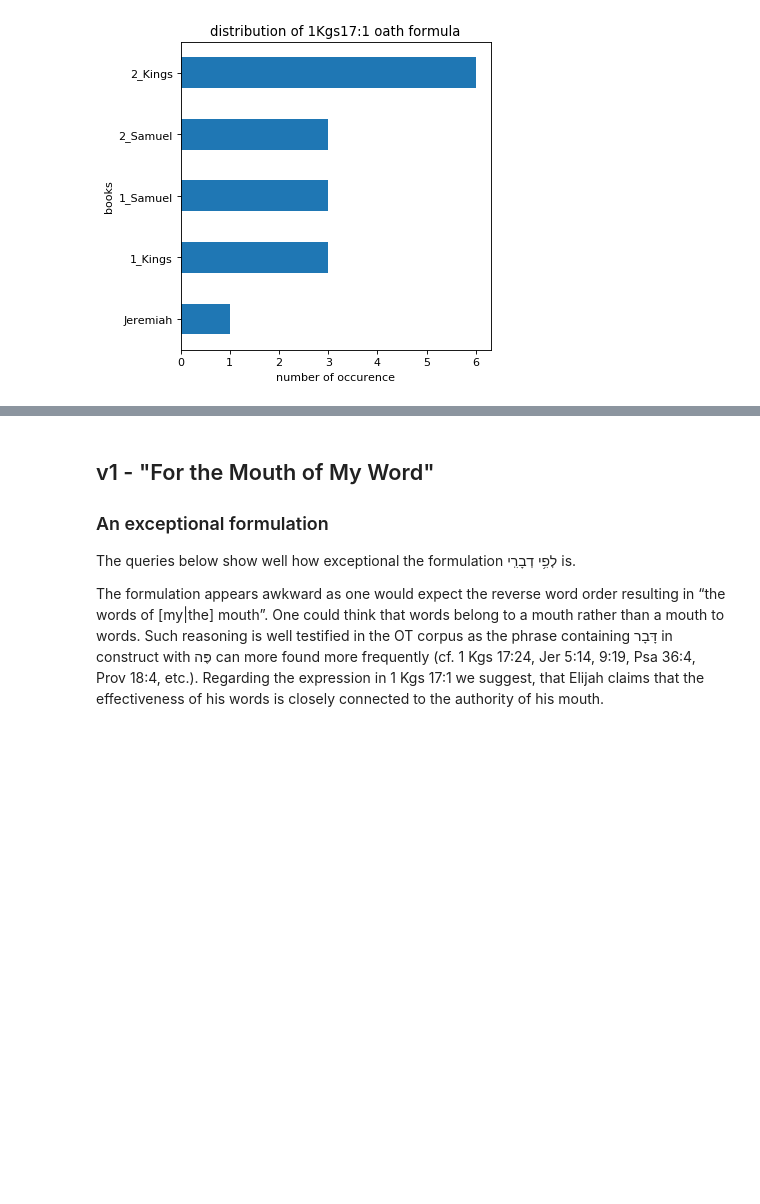
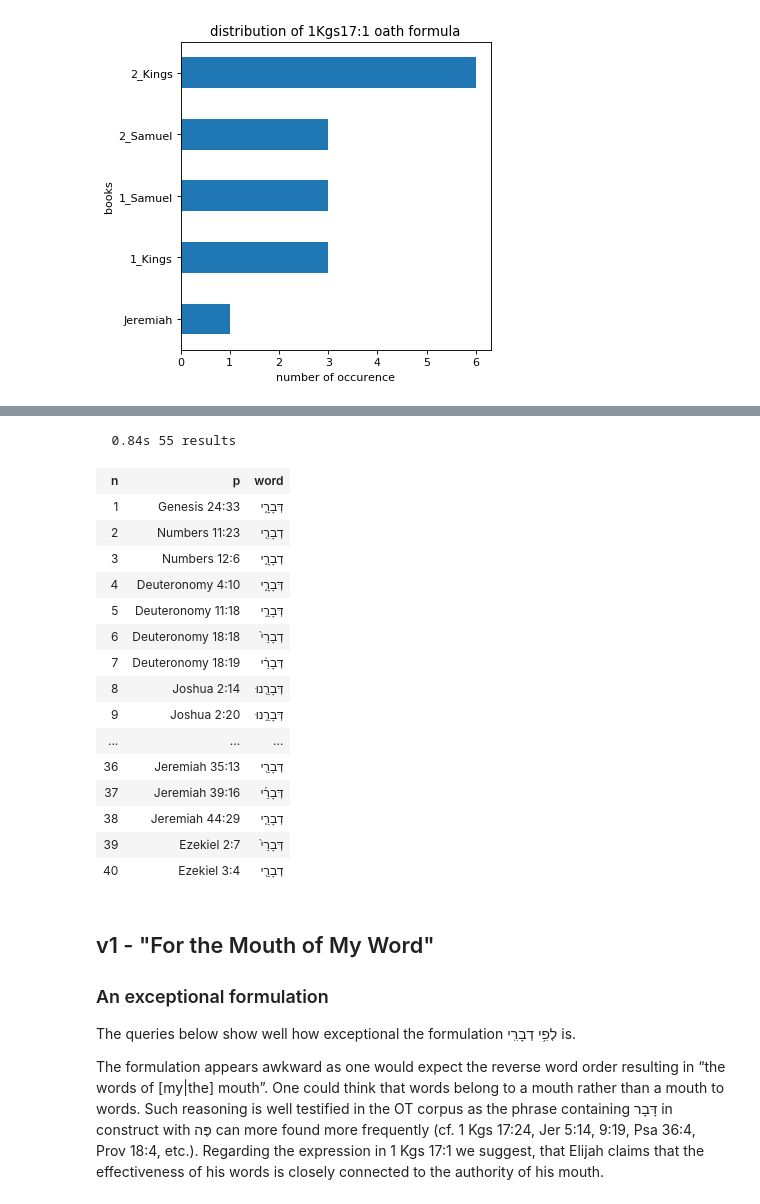
Before and after one commit to oliverglanz/Text-Fabric, a Jupyter notebook: publications/TF_1Kgs17_GodObeys.ipynb, the cells around one changed output, grey strips where cells are left out. Drawn from its saved outputs; the diff is of its cells as text; code cells hidden in the pictures; blank space fills up the shorter version.

```diff
--- a/publications/TF_1Kgs17_GodObeys.ipynb
+++ b/publications/TF_1Kgs17_GodObeys.ipynb
@@ -190,3 +194,27 @@ plt.show()
+# %%
+MyWord='''
+word lex=DBR/ prs_ps=p1
+'''
+MyWord=OT.search(MyWord)
+OT.table(MyWord, end=40, colorMap={2:'cyan', 5:'magenta'})
+# %% [output]
+  0.84s 55 results
+| n | p | word |
+| 1 | Genesis 24:33 | דְּבָרָ֑י |
+| 2 | Numbers 11:23 | דְבָרִ֖י |
+| 3 | Numbers 12:6 | דְבָרָ֑י |
+| 4 | Deuteronomy 4:10 | דְּבָרָ֑י |
+| 5 | Deuteronomy 11:18 | דְּבָרַ֣י |
+| 6 | Deuteronomy 18:18 | דְבָרַי֙ |
+| 7 | Deuteronomy 18:19 | דְּבָרַ֔י |
+| 8 | Joshua 2:14 | דְּבָרֵ֖נוּ |
+| 9 | Joshua 2:20 | דְּבָרֵ֣נוּ |
+| ... | ... | ... |
+| 36 | Jeremiah 35:13 | דְּבָרַ֖י |
+| 37 | Jeremiah 39:16 | דְּבָרַ֜י |
+| 38 | Jeremiah 44:29 | דְבָרַ֛י |
+| 39 | Ezekiel 2:7 | דְּבָרַי֙ |
+| 40 | Ezekiel 3:4 | דְבָרַ֖י |
 # %% [markdown]
 ## v1 - "For the Mouth of My Word"
 ### An exceptional formulation
```
Also changed, not shown: parts of 13 cells of this notebook.
